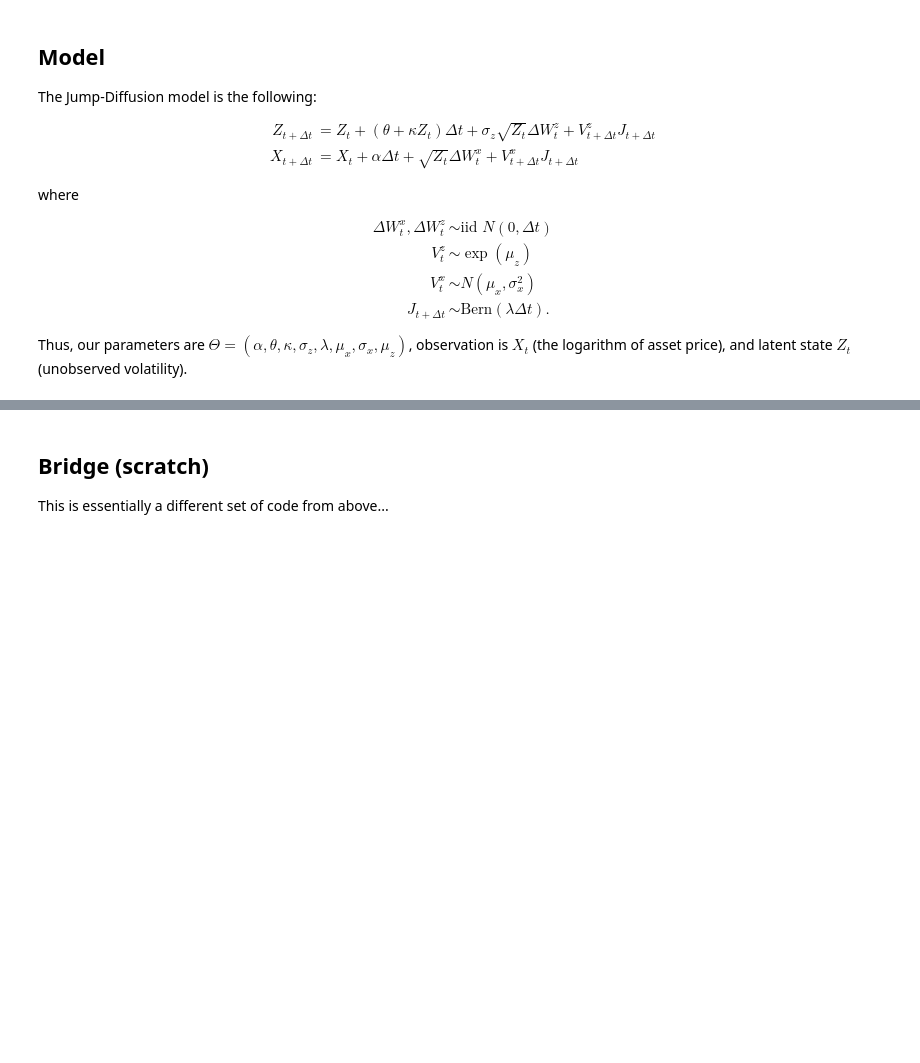
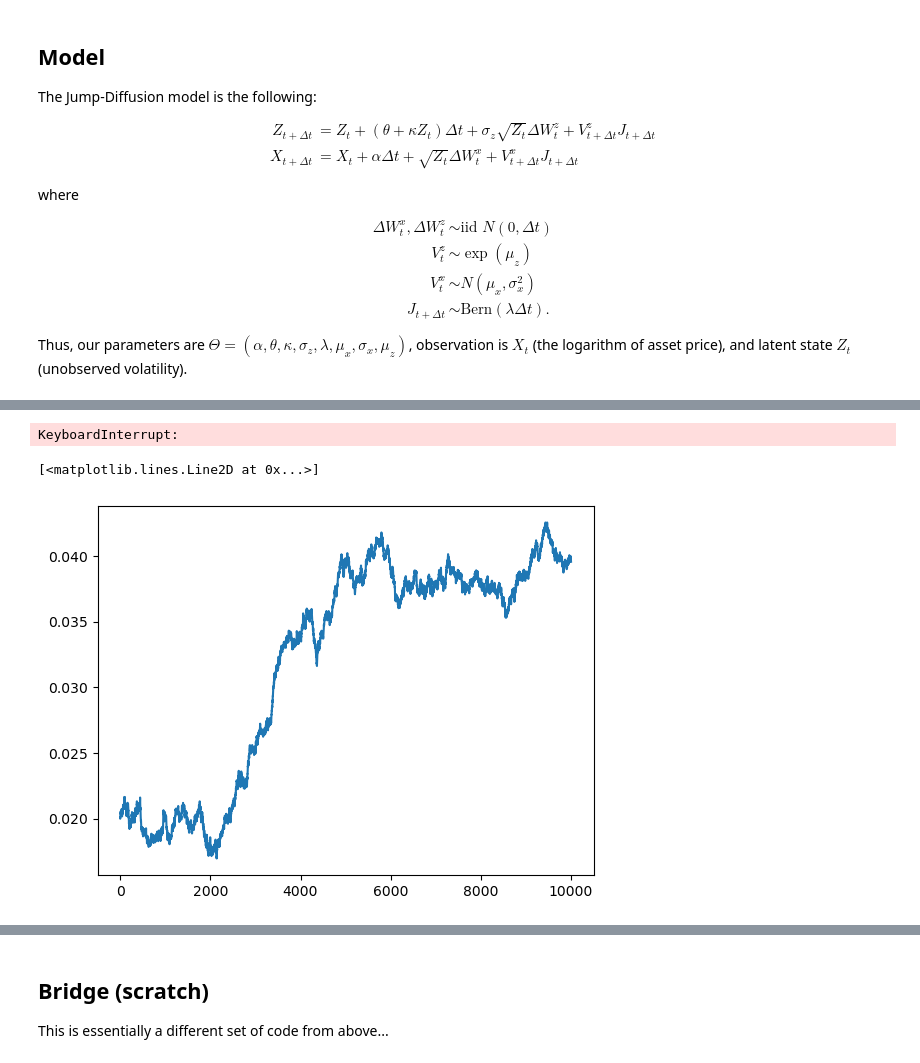
Before and after one commit to mlysy/pfjax, a Jupyter notebook: docs/notebooks/JumpDiff.ipynb, the cells around one changed output, grey strips where cells are left out. Saved outputs shown, nothing was run; the diff lists cells and outputs as text; code cells hidden in the pictures; blank space fills up the shorter version.

```diff
--- a/docs/notebooks/JumpDiff.ipynb
+++ b/docs/notebooks/JumpDiff.ipynb
@@ -619,0 +716,7 @@ DeviceArray([[21,  1,  0],
+# %%
+import csv
+with open("test_x.csv", "wt") as fp:
+    writer = csv.writer(fp, delimiter=",")
+    writer.writerows(pg_out["x_state"])
+# %% [output]
+KeyboardInterrupt:
@@ -619,0 +727,8 @@ DeviceArray([[21,  1,  0],
+# %%
+file_pi2 = open('pg_out.obj', 'rb')
+my_pg_out = pickle.load(file_pi2)
+# %%
+plt.plot(my_pg_out["theta"][:,1])
+# %% [output]
+[<matplotlib.lines.Line2D at 0x...>]
+[figure, added]
```
Also changed, not shown: parts of 36 cells of this notebook.
